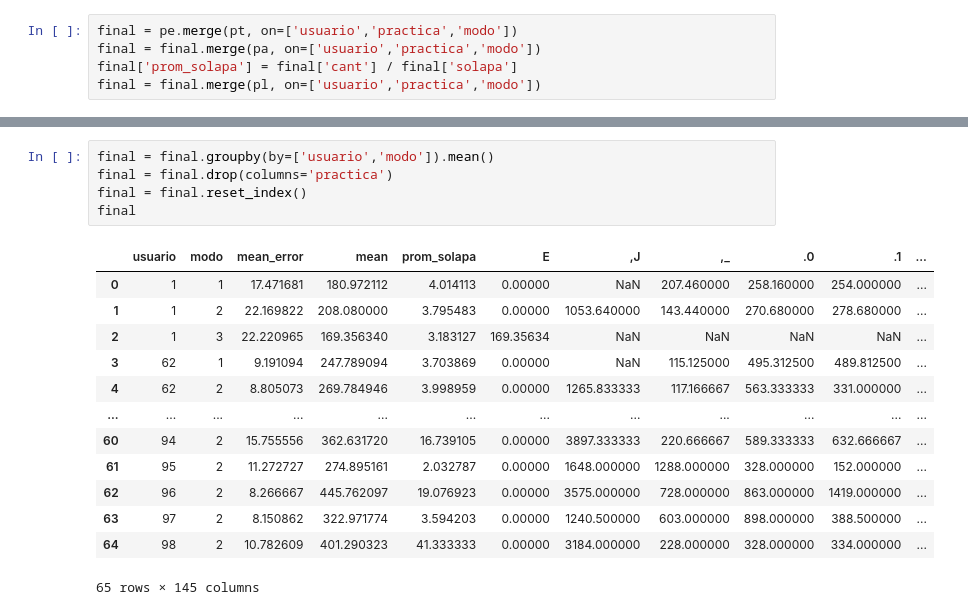
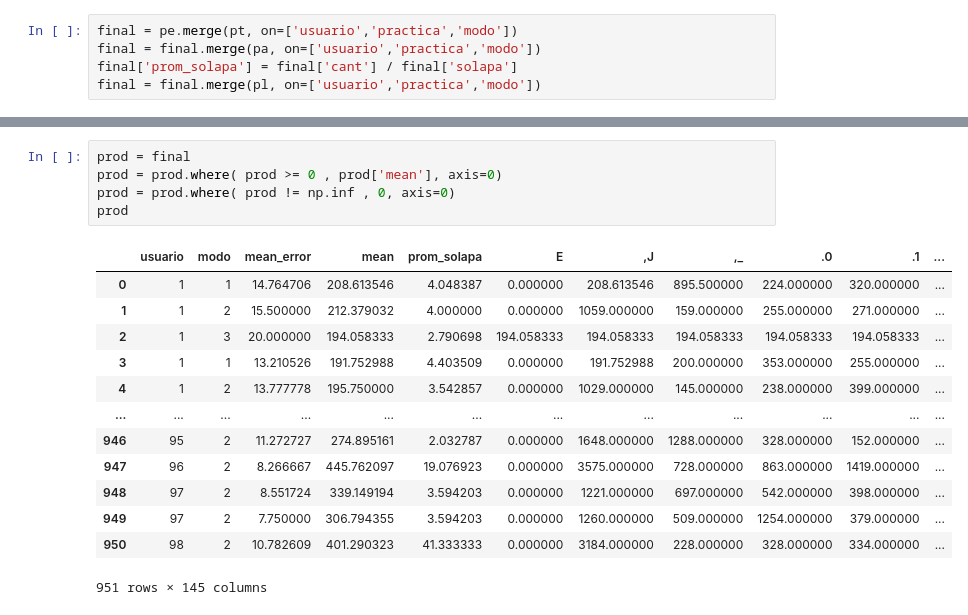
Before and after one commit to DiazEmi/second-factor, a Jupyter notebook: SSF.ipynb, the cells around one changed output, grey strips where cells are left out. Cells and saved outputs as stored; diff of their text form.

```diff
--- a/SSF.ipynb
+++ b/SSF.ipynb
@@ -269,19 +277,19 @@ final
-# %%
-final = final.groupby(by=['usuario','modo']).mean()
-final = final.drop(columns='practica')
-final = final.reset_index()
-final
-# %% [output]
-|  | usuario | modo | mean_error | mean | prom_solapa | E | ,J | ,_ | .0 | .1 | ... |
-| 0 | 1 | 1 | 17.471681 | 180.972112 | 4.014113 | 0.00000 | NaN | 207.460000 | 258.160000 | 254.000000 | ... |
-| 1 | 1 | 2 | 22.169822 | 208.080000 | 3.795483 | 0.00000 | 1053.640000 | 143.440000 | 270.680000 | 278.680000 | ... |
-| 2 | 1 | 3 | 22.220965 | 169.356340 | 3.183127 | 169.35634 | NaN | NaN | NaN | NaN | ... |
-| 3 | 62 | 1 | 9.191094 | 247.789094 | 3.703869 | 0.00000 | NaN | 115.125000 | 495.312500 | 489.812500 | ... |
-| 4 | 62 | 2 | 8.805073 | 269.784946 | 3.998959 | 0.00000 | 1265.833333 | 117.166667 | 563.333333 | 331.000000 | ... |
-| ... | ... | ... | ... | ... | ... | ... | ... | ... | ... | ... | ... |
-| 60 | 94 | 2 | 15.755556 | 362.631720 | 16.739105 | 0.00000 | 3897.333333 | 220.666667 | 589.333333 | 632.666667 | ... |
-| 61 | 95 | 2 | 11.272727 | 274.895161 | 2.032787 | 0.00000 | 1648.000000 | 1288.000000 | 328.000000 | 152.000000 | ... |
-| 62 | 96 | 2 | 8.266667 | 445.762097 | 19.076923 | 0.00000 | 3575.000000 | 728.000000 | 863.000000 | 1419.000000 | ... |
-| 63 | 97 | 2 | 8.150862 | 322.971774 | 3.594203 | 0.00000 | 1240.500000 | 603.000000 | 898.000000 | 388.500000 | ... |
-| 64 | 98 | 2 | 10.782609 | 401.290323 | 41.333333 | 0.00000 | 3184.000000 | 228.000000 | 328.000000 | 334.000000 | ... |
-65 rows × 145 columns
+# %%
+prod = final
+prod = prod.where( prod >= 0 , prod['mean'], axis=0)
+prod = prod.where( prod != np.inf , 0, axis=0)
+prod
+# %% [output]
+|  | usuario | modo | mean_error | mean | prom_solapa | E | ,J | ,_ | .0 | .1 | ... |
+| 0 | 1 | 1 | 14.764706 | 208.613546 | 4.048387 | 0.000000 | 208.613546 | 895.500000 | 224.000000 | 320.000000 | ... |
+| 1 | 1 | 2 | 15.500000 | 212.379032 | 4.000000 | 0.000000 | 1059.000000 | 159.000000 | 255.000000 | 271.000000 | ... |
+| 2 | 1 | 3 | 20.000000 | 194.058333 | 2.790698 | 194.058333 | 194.058333 | 194.058333 | 194.058333 | 194.058333 | ... |
+| 3 | 1 | 1 | 13.210526 | 191.752988 | 4.403509 | 0.000000 | 191.752988 | 200.000000 | 353.000000 | 255.000000 | ... |
+| 4 | 1 | 2 | 13.777778 | 195.750000 | 3.542857 | 0.000000 | 1029.000000 | 145.000000 | 238.000000 | 399.000000 | ... |
+| ... | ... | ... | ... | ... | ... | ... | ... | ... | ... | ... | ... |
+| 946 | 95 | 2 | 11.272727 | 274.895161 | 2.032787 | 0.000000 | 1648.000000 | 1288.000000 | 328.000000 | 152.000000 | ... |
+| 947 | 96 | 2 | 8.266667 | 445.762097 | 19.076923 | 0.000000 | 3575.000000 | 728.000000 | 863.000000 | 1419.000000 | ... |
+| 948 | 97 | 2 | 8.551724 | 339.149194 | 3.594203 | 0.000000 | 1221.000000 | 697.000000 | 542.000000 | 398.000000 | ... |
+| 949 | 97 | 2 | 7.750000 | 306.794355 | 3.594203 | 0.000000 | 1260.000000 | 509.000000 | 1254.000000 | 379.000000 | ... |
+| 950 | 98 | 2 | 10.782609 | 401.290323 | 41.333333 | 0.000000 | 3184.000000 | 228.000000 | 328.000000 | 334.000000 | ... |
+951 rows × 145 columns
```
Also changed, not shown: parts of 8 cells of this notebook.
